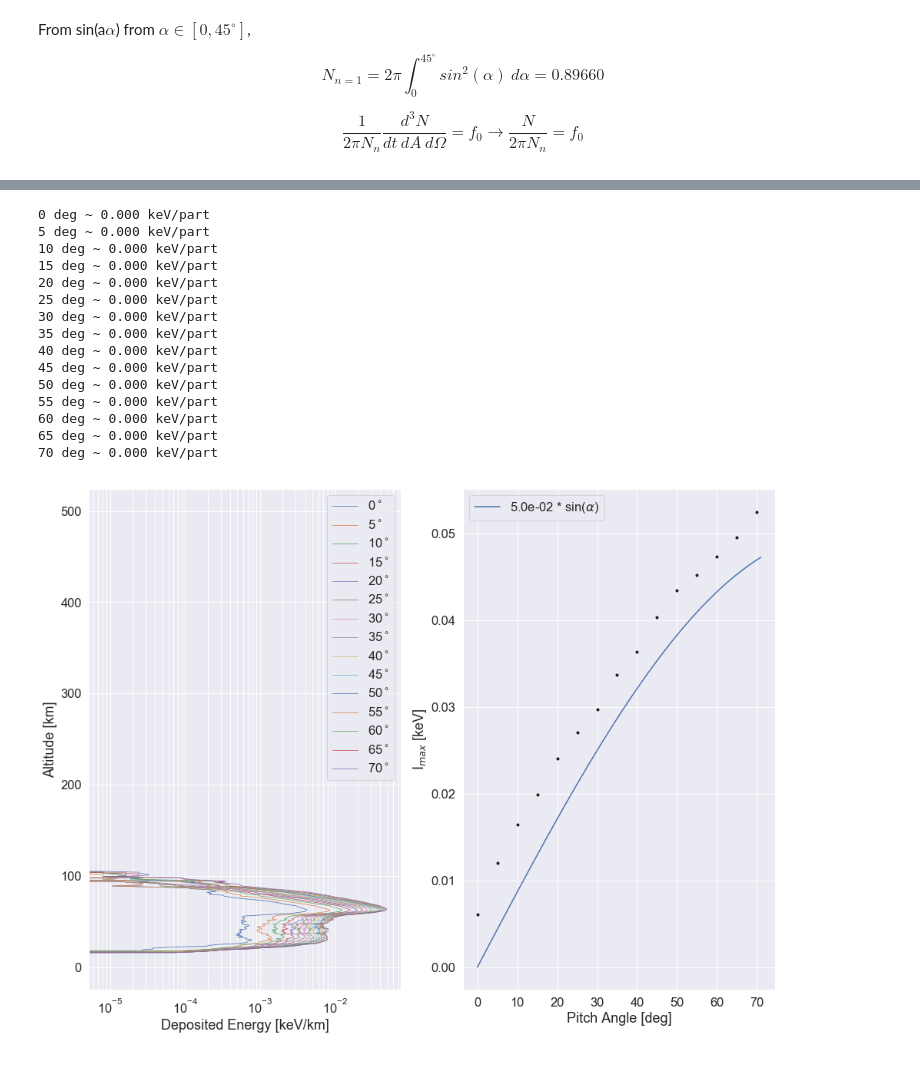
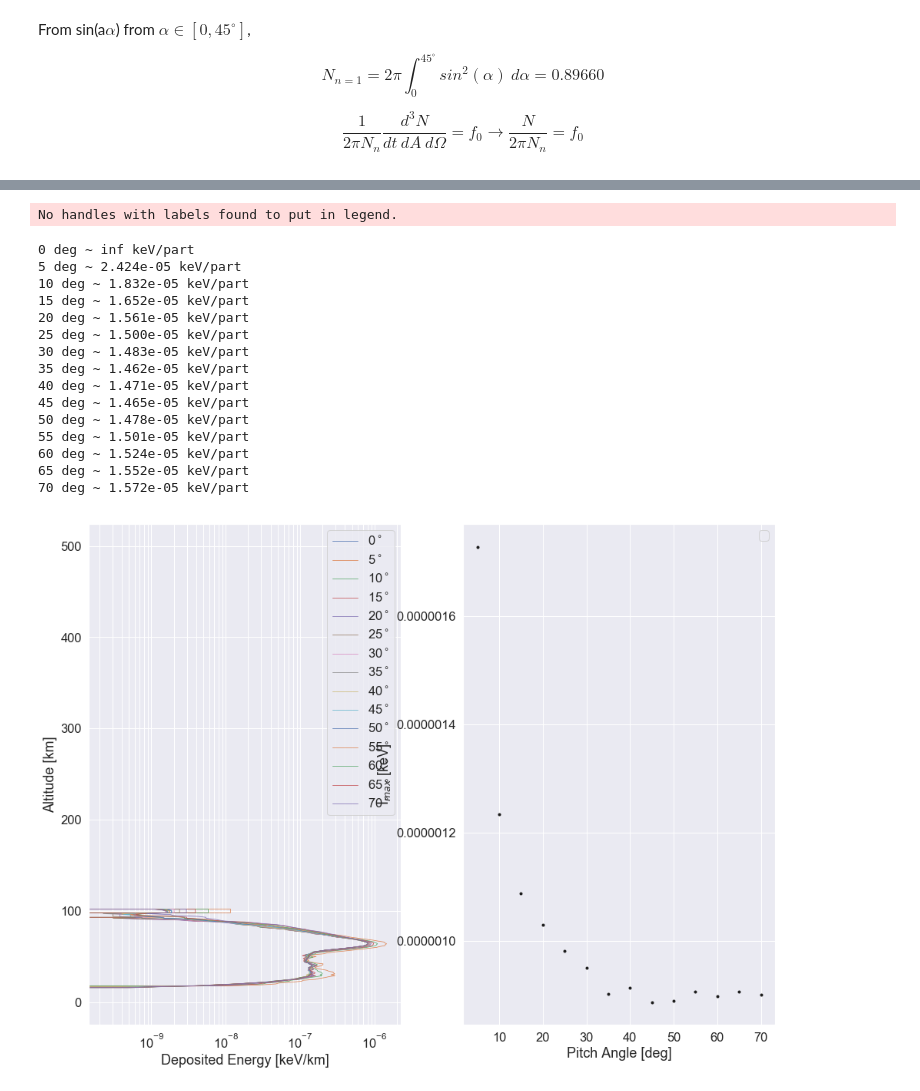
Before and after one commit to GrantBerland/Geant4_Atmospheric_EPP, a Jupyter notebook: analysis/build_table_PAD_test2.ipynb, the cells around one changed output, grey strips where cells are left out. Saved outputs shown, nothing was run; the diff lists cells and outputs as text; code cells hidden in the pictures.

```diff
--- a/analysis/build_table_PAD_test2.ipynb
+++ b/analysis/build_table_PAD_test2.ipynb
@@ -198,61 +217,55 @@ plt.ylim(0, 5000);
 # %%
 from scipy.signal import savgol_filter
 
 energy = 1000
 
 
 plt.figure(figsize=(16,12)); plt.subplot(1,2,1); plt.grid(True, which='both')
 #for i in [0, 70]:
 for i in range(0, ang_end, 5):
     if i % 5 == 0:
         label = '%.0f$^\circ$' % i
     else:
         label = None
-    plt.semilogx(savgol_filter(D_mono[('photon', 'ioni', energy, i)][0], 5, 0), h,
+    plt.semilogx(savgol_filter(D_mono[('photon', 'ioni', energy, i)][0] /
+                               (1e4*2*np.pi*np.sin(np.deg2rad(i))), 5, 0), h,
                  label=label, linewidth=0.75)
 
-    print("%.0f deg ~ %.3f keV/part" % (i, np.sum(D_mono[('photon', 'ioni', energy, i)][0])/1e4))
-
+    print("%.0f deg ~ %.3e keV/part" %
+          (i, np.sum(D_mono[('photon', 'ioni', energy, i)][0])/(1e4 * 2 * np.pi * np.sin(np.deg2rad(i)))))
 
 plt.legend();
-#plt.yscale('log')
-#plt.ylim([1e1, 300]);
-#plt.xlim([1e-6, 1e4]);
 plt.ylabel('Altitude [km]');
 plt.xlabel('Deposited Energy [keV/km]');
+
 
 plt.subplot(1,2,2); plt.grid(True, which='both');
 
 for i in range(0,ang_end,5):
-    plt.plot(i, np.max(D_mono[('photon', 'ioni', energy, i)][0]), 'k.')
+    plt.plot(i, np.max(D_mono[('photon', 'ioni', energy, i)][0] / (1e4*2*np.pi*np.sin(np.deg2rad(i)))), 'k.')
 
 
-coef = 0.5e-1
-plt.plot(range(0, 72), coef*np.sin(np.deg2rad(range(0, 72))), label=r'%.1e * sin($\alpha$)' % coef)
 plt.ylabel('I$_{max}$ [keV]');
 plt.xlabel('Pitch Angle [deg]');
 plt.legend();
-
-#plt.ylim(0, 5000);
-#plt.yscale('log');
-#plt.xscale('log');
 # %% [output]
-0 deg ~ 0.000 keV/part
-5 deg ~ 0.000 keV/part
-10 deg ~ 0.000 keV/part
-15 deg ~ 0.000 keV/part
-20 deg ~ 0.000 keV/part
-25 deg ~ 0.000 keV/part
-30 deg ~ 0.000 keV/part
-35 deg ~ 0.000 keV/part
-40 deg ~ 0.000 keV/part
-45 deg ~ 0.000 keV/part
-50 deg ~ 0.000 keV/part
-55 deg ~ 0.000 keV/part
-60 deg ~ 0.000 keV/part
-65 deg ~ 0.000 keV/part
-70 deg ~ 0.000 keV/part
+No handles with labels found to put in legend.
+0 deg ~ inf keV/part
+5 deg ~ 2.424e-05 keV/part
+10 deg ~ 1.832e-05 keV/part
+15 deg ~ 1.652e-05 keV/part
+20 deg ~ 1.561e-05 keV/part
+25 deg ~ 1.500e-05 keV/part
+30 deg ~ 1.483e-05 keV/part
+35 deg ~ 1.462e-05 keV/part
+40 deg ~ 1.471e-05 keV/part
+45 deg ~ 1.465e-05 keV/part
+50 deg ~ 1.478e-05 keV/part
+55 deg ~ 1.501e-05 keV/part
+60 deg ~ 1.524e-05 keV/part
+65 deg ~ 1.552e-05 keV/part
+70 deg ~ 1.572e-05 keV/part
-[figure, old version]
+[figure, new version]
 # %%
 from scipy.signal import savgol_filter
 
```
Also changed, not shown: parts of 5 cells of this notebook, 9 other files.
